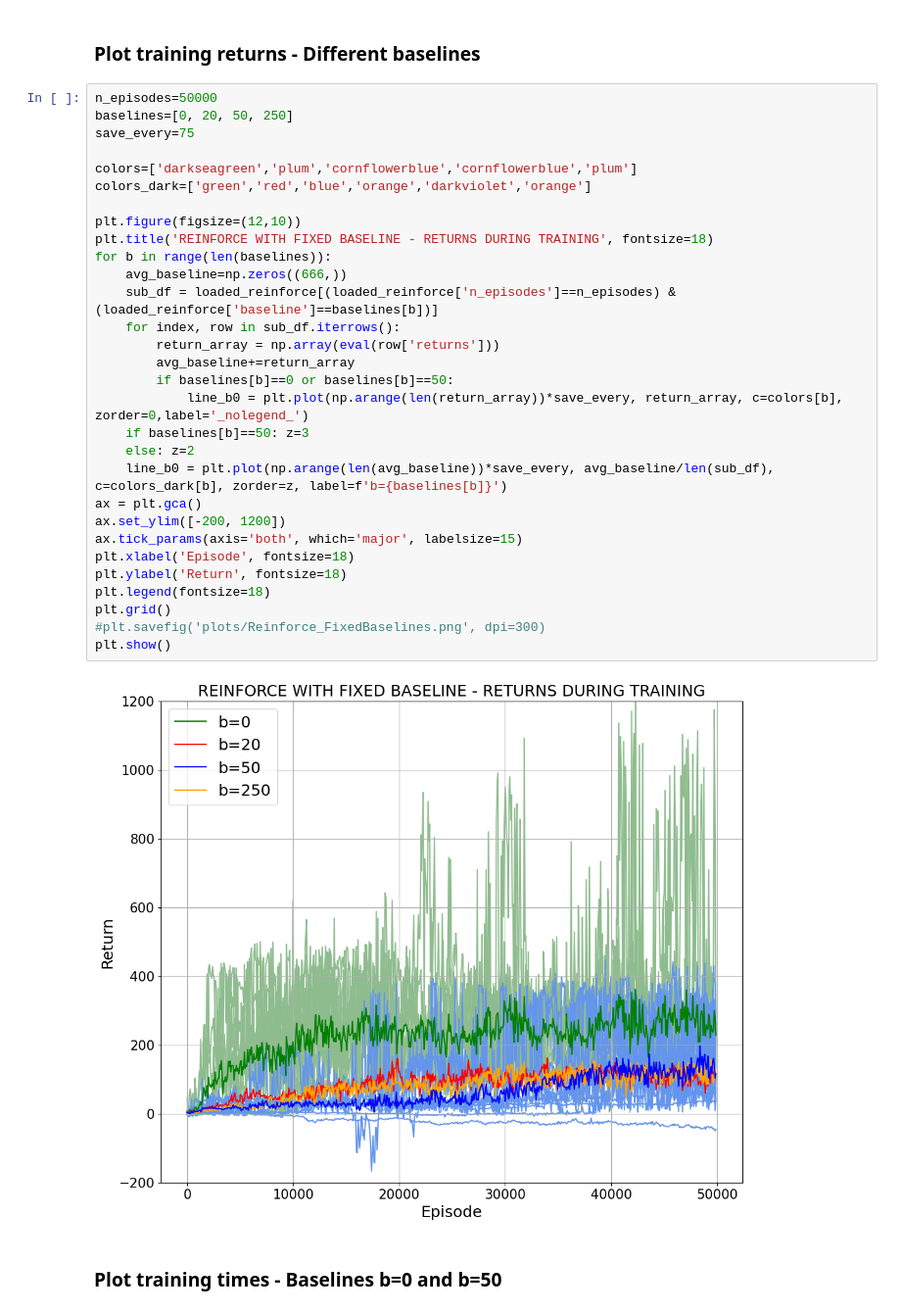
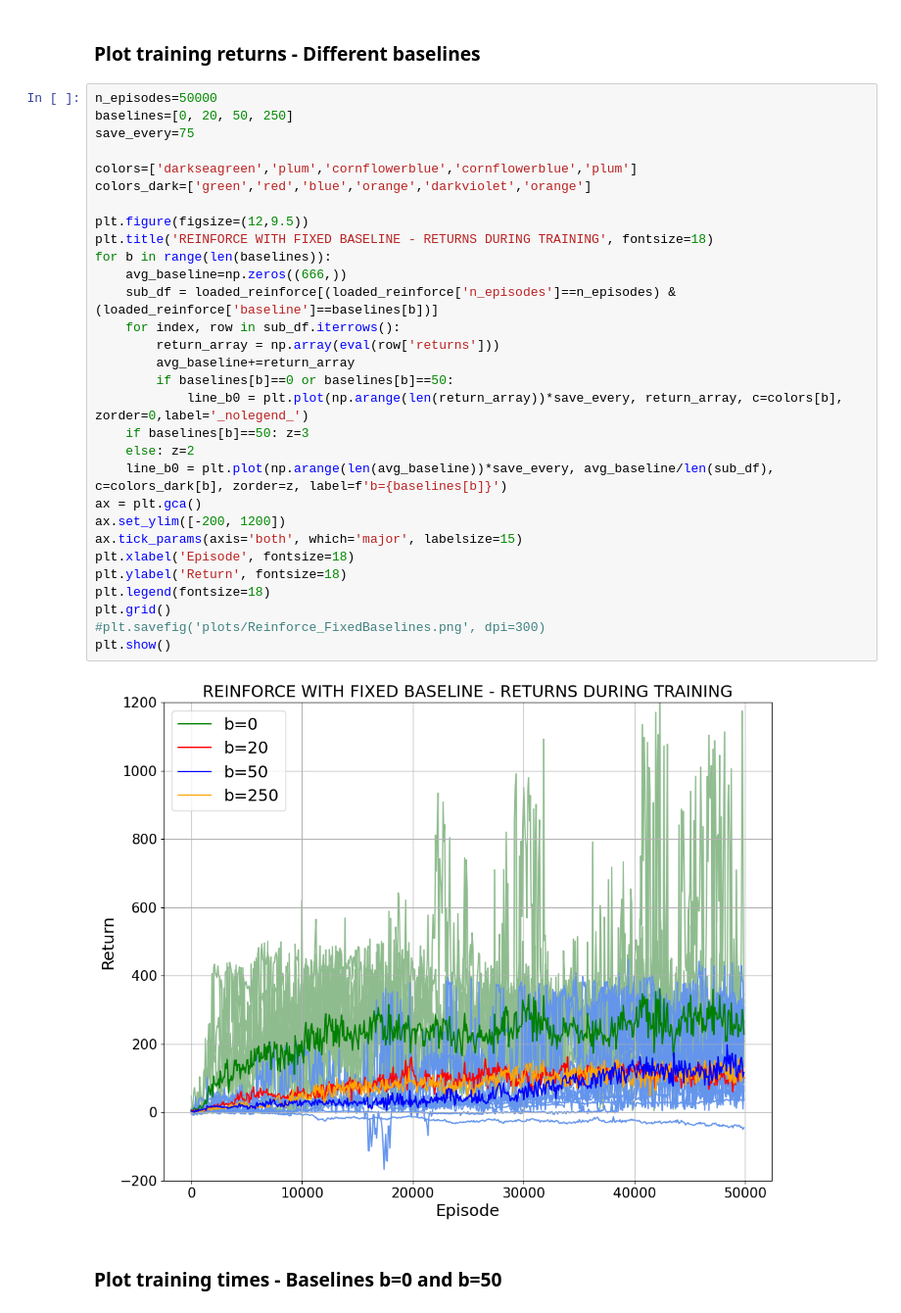
Before and after one commit to MaddalenaGhiotti/ReinforcementLearningProject, a Jupyter notebook: Reinforce_ActorCritic/main_Reinforce_ActorCritic.ipynb, the cells around one changed output. Shown at 98% size. Cells and saved outputs as stored; diff of their text form.

```diff
--- a/Reinforce_ActorCritic/main_Reinforce_ActorCritic.ipynb
+++ b/Reinforce_ActorCritic/main_Reinforce_ActorCritic.ipynb
@@ -41,35 +41,35 @@ display(loaded_reinforce)
 # %%
 n_episodes=50000
 baselines=[0, 20, 50, 250]
 save_every=75
 
 colors=['darkseagreen','plum','cornflowerblue','cornflowerblue','plum']
 colors_dark=['green','red','blue','orange','darkviolet','orange']
 
-plt.figure(figsize=(12,10))
+plt.figure(figsize=(12,9.5))
 plt.title('REINFORCE WITH FIXED BASELINE - RETURNS DURING TRAINING', fontsize=18)
 for b in range(len(baselines)):
     avg_baseline=np.zeros((666,))
     sub_df = loaded_reinforce[(loaded_reinforce['n_episodes']==n_episodes) & (loaded_reinforce['baseline']==baselines[b])]
     for index, row in sub_df.iterrows():
         return_array = np.array(eval(row['returns']))
         avg_baseline+=return_array
         if baselines[b]==0 or baselines[b]==50:
             line_b0 = plt.plot(np.arange(len(return_array))*save_every, return_array, c=colors[b], zorder=0,label='_nolegend_')
     if baselines[b]==50: z=3
     else: z=2
     line_b0 = plt.plot(np.arange(len(avg_baseline))*save_every, avg_baseline/len(sub_df), c=colors_dark[b], zorder=z, label=f'b={baselines[b]}')
 ax = plt.gca()
 ax.set_ylim([-200, 1200])
 ax.tick_params(axis='both', which='major', labelsize=15)
 plt.xlabel('Episode', fontsize=18)
 plt.ylabel('Return', fontsize=18)
 plt.legend(fontsize=18)
 plt.grid()
 #plt.savefig('plots/Reinforce_FixedBaselines.png', dpi=300)
 plt.show()
 # %% [output]
-[figure, old version]
+[figure, new version]
 # %% [markdown]
 ### Plot training times - Baselines b=0 and b=50
 # %%
```
Also changed, not shown: parts of 1 cell of this notebook, 22 other files.
